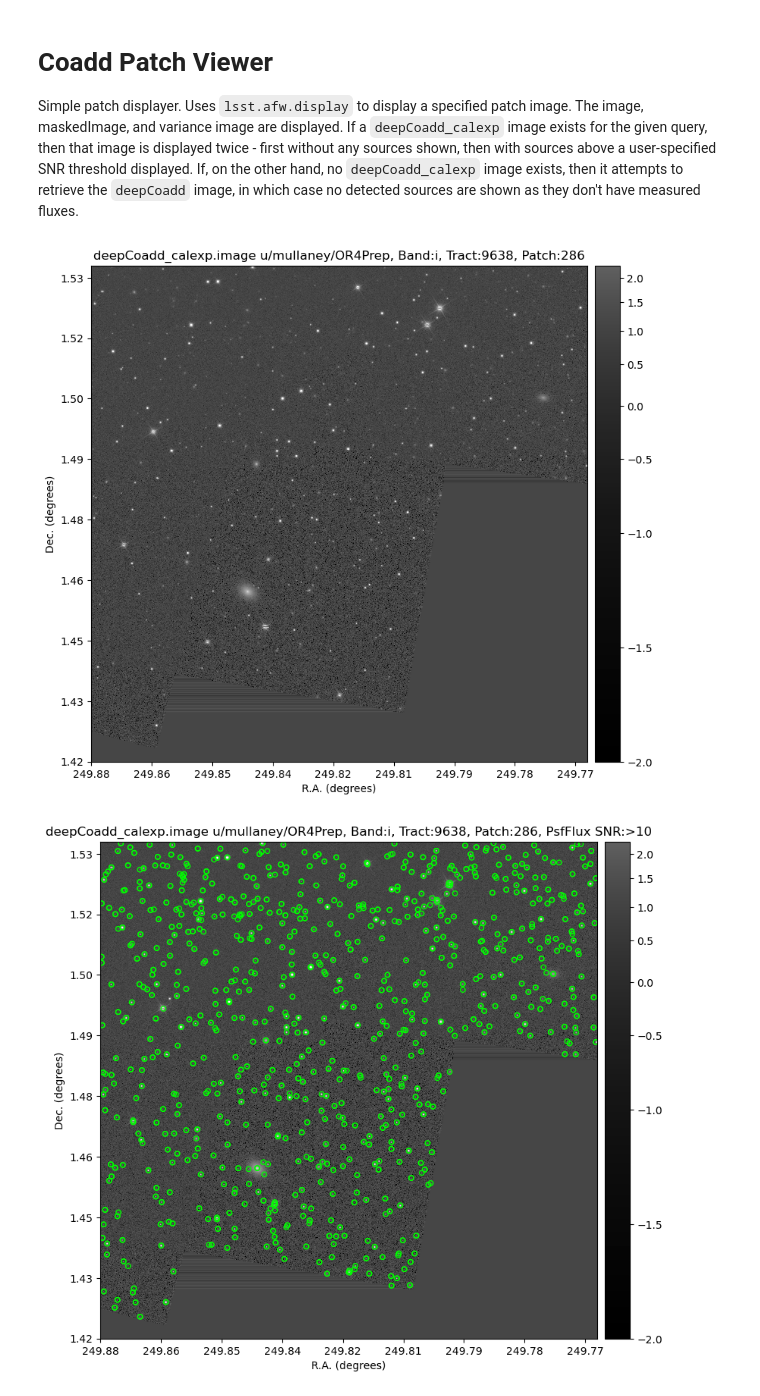
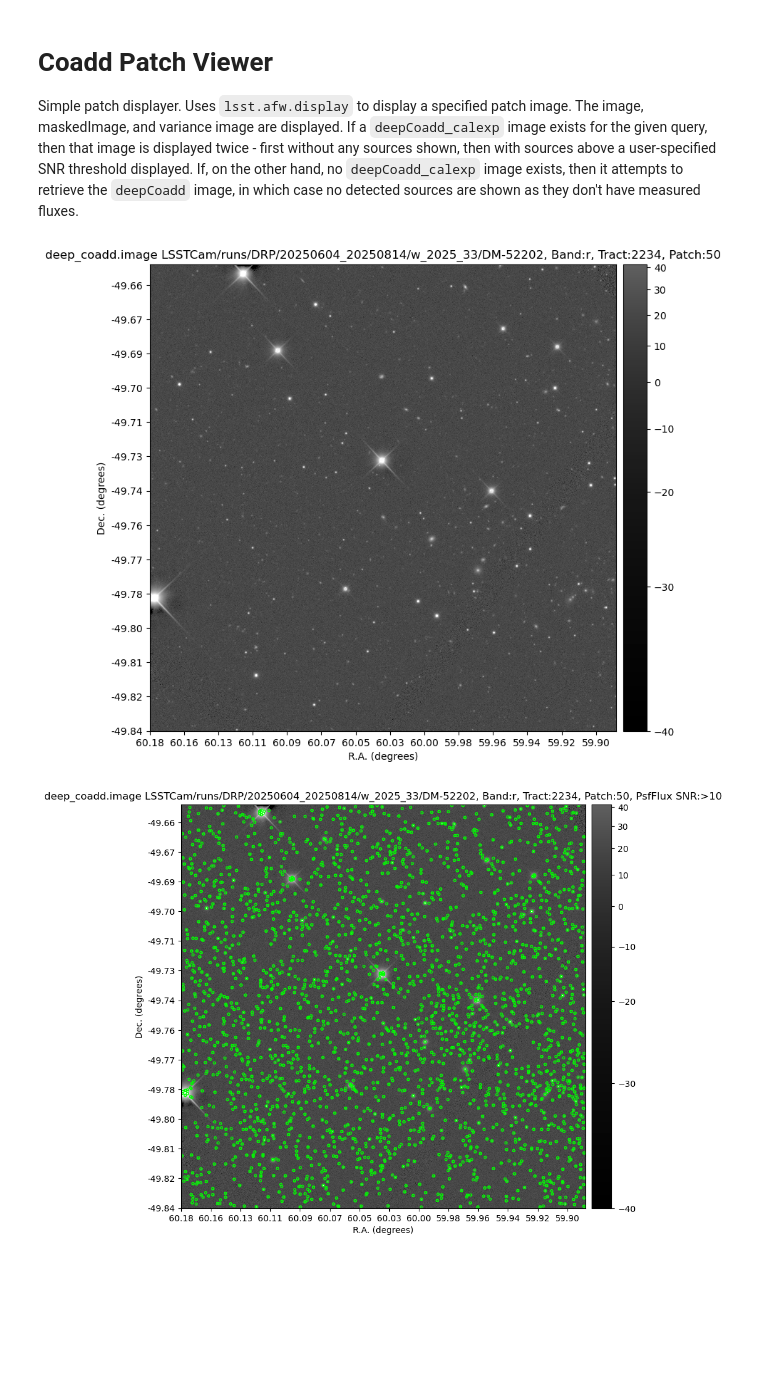
Before and after one commit to lsst-dm/vv-team-notebooks, a Jupyter notebook: reports/PatchViewer.ipynb, the cells around one changed output. Saved outputs shown, nothing was run; the diff lists cells and outputs as text; code cells hidden in the pictures; blank space fills up the shorter version.

Commit message:
Update for LSSTCam and fix gh test failures

```diff
--- a/reports/PatchViewer.ipynb
+++ b/reports/PatchViewer.ipynb
@@ -3,12 +3,12 @@
 
 Simple patch displayer. Uses `lsst.afw.display` to display a specified patch image. The image, maskedImage, and variance image are displayed. If a `deepCoadd_calexp` image exists for the given query, then that image is displayed twice - first without any sources shown, then with sources above a user-specified SNR threshold displayed. If, on the other hand, no `deepCoadd_calexp` image exists, then it attempts to retrieve the `deepCoadd` image, in which case no detected sources are shown as they don't have measured fluxes.
 # %%
-repo = "/repo/ops-rehearsal-3-prep"
-collection = "u/mullaney/OR4Prep"
-skymap = "ops_rehersal_prep_2k_v1"
-tract = 9638
-patch = 286
-band = "i"
+repo = "/repo/main"
+collection = "LSSTCam/runs/DRP/20250604_20250814/w_2025_33/DM-52202"
+skymap = "lsst_cells_v1"
+tract = 2234
+patch = 50
+band = "r"
 snr = 10
 # %%
 import matplotlib.pyplot as plt
@@ -60,19 +60,13 @@ butler = dafButler.Butler(repo, collections=collection)
 registry = butler.registry
 # %%
 query=f"skymap='{skymap}' AND tract={tract} AND patch={patch} AND band='{band}'"
-coadd_name = 'deepCoadd_calexp'
+coadd_name = 'deep_coadd'
 refs = list(registry.queryDatasets(coadd_name, where=query))
 if len(refs) > 0:
     coadd = butler.get(refs[0])
-    coadd_obj = butler.get('deepCoadd_meas', dataId=refs[0].dataId)
+    coadd_obj = butler.get('object_unforced_measurement', dataId=refs[0].dataId)
 else:
-    print('No deepCoadd_calexp matching the query found; attempting to get deepCoadd instead')
-    coadd_name = 'deepCoadd'
-    refs = list(registry.queryDatasets(coadd_name, where=query))
-    if len(refs) == 0:
-        print('No deepCoadd matching the query found; nothing to display.')
-    else:
-        coadd = butler.get(refs[0])
+    print('No deep_coadd_calexp matching the query found; nothing to display.')
 # %%
 xtitle = "R.A. (degrees)"
 ytitle = "Dec. (degrees)"
@@ -81,33 +75,33 @@ if len(refs) > 0:
     addTickLabels(coadd)
     plt.title(f"{coadd_name}.image {collection}, Band:{band}, Tract:{tract}, Patch:{patch}")
     plt.xlabel(xtitle)
     plt.ylabel(ytitle)
     plt.show()
 
-    if coadd_name == 'deepCoadd_calexp':
+    if coadd_name == 'deep_coadd':
         srcMask = (coadd_obj.get('base_PsfFlux_instFlux') /
                    coadd_obj.get('base_PsfFlux_instFluxErr')) >= snr
         sigSrc = coadd_obj[srcMask]
         plotImage(coadd.image, sources=sigSrc)
         addTickLabels(coadd)
         plt.title(f"{coadd_name}.image {collection}, Band:{band}, Tract:{tract}, Patch:{patch}, PsfFlux SNR:>{snr}")
         plt.xlabel(xtitle)
         plt.ylabel(ytitle)
         plt.show()
 
     plotImage(coadd.maskedImage)
     addTickLabels(coadd)
     plt.title(f"{coadd_name}.maskedImage {collection}, Band:{band}, Tract:{tract}, Patch:{patch}")
     plt.xlabel(xtitle)
     plt.ylabel(ytitle)
     plt.show()
 
     plotImage(coadd.variance)
     addTickLabels(coadd)
     plt.title(f"{coadd_name}.variance {collection}, Band:{band}, Tract:{tract}, Patch:{patch}")
     plt.xlabel(xtitle)
     plt.ylabel(ytitle)
     plt.show()
 # %% [output]
-[figure, old version]
+[figure, new version]
-[figure, old version]
+[figure, new version]
```
Also changed, not shown: parts of 1 cell of this notebook, 6 other files.
